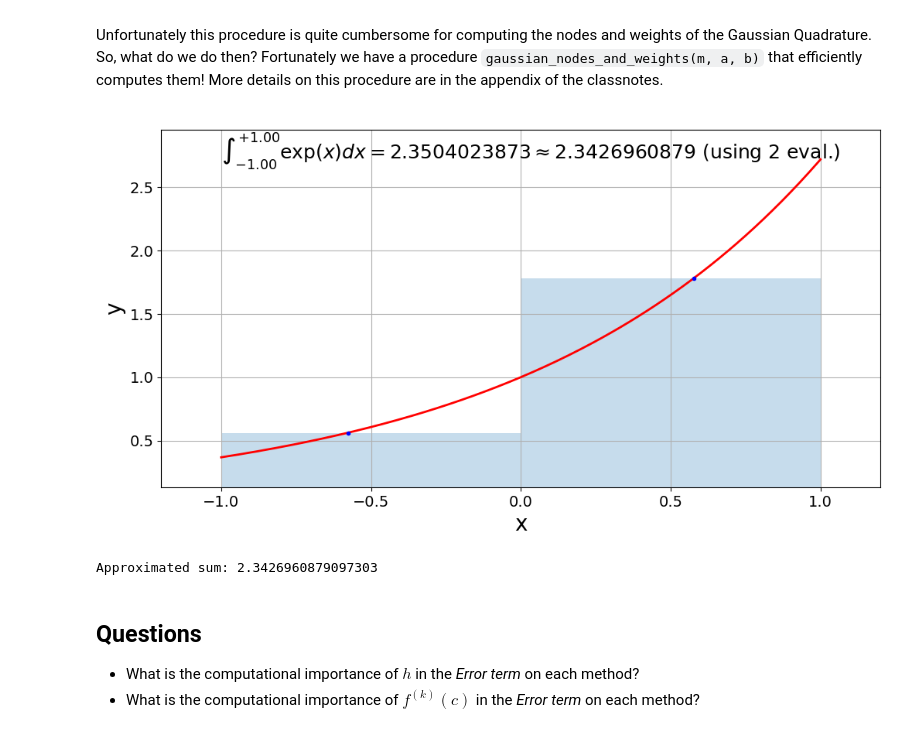
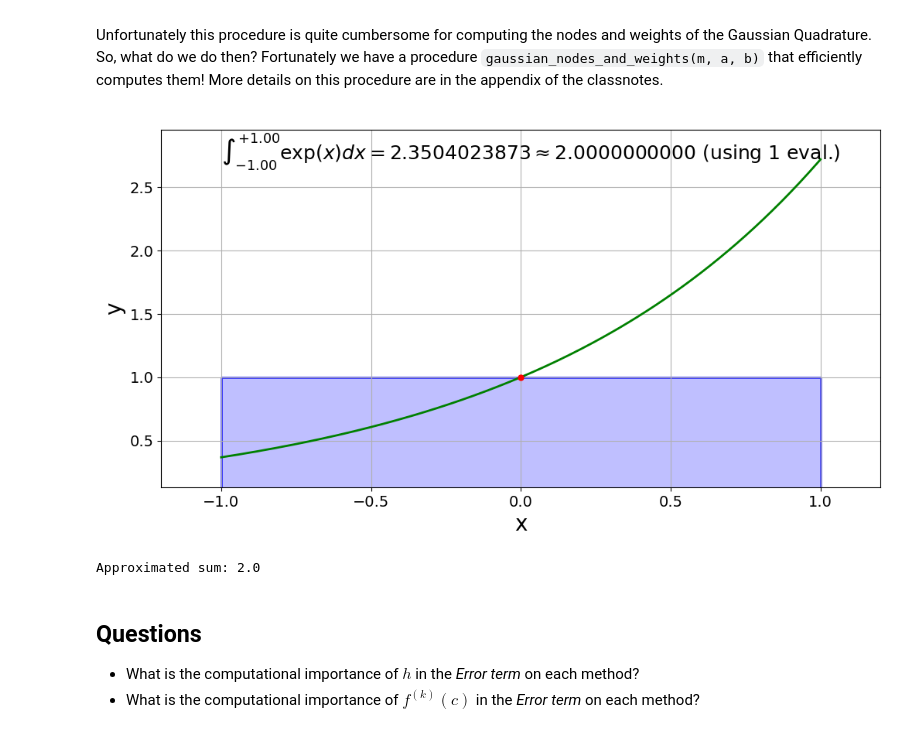
Before and after one commit to tclaudioe/Scientific-Computing-V3, a Jupyter notebook: 08_Numerical_Integration.ipynb, the cells around one changed output. Drawn from its saved outputs; the diff is of its cells as text; code cells hidden in the pictures.

```diff
--- a/08_Numerical_Integration.ipynb
+++ b/08_Numerical_Integration.ipynb
@@ -69,11 +69,19 @@ def plot(f, xbin, ybin, int_val, m, text, a, b, xi, figname='', type_quadrature=
     x = np.linspace(xbin.min(), xbin.max(), n)
     y = f(x)
     # Plot the function
-    plt.plot(x, y, 'r', lw=2.0)
-    plt.plot(xi, f(xi), 'b.', lw=2.0)
+    plt.plot(x, y, 'g', lw=2.0)
+    plt.plot(xi, f(xi), 'r.', lw=2.0,markersize=10) # Plotting the quadrature nodes evaluations
     plt.grid(True)
-    # Plot the interpolation
-    plt.fill_between(xbin, 0, ybin, alpha=0.25, lw=2.0)
+    # Plot the bins
+    if len(xbin)<200:
+        for i in range(int(len(xbin)/2)):
+            k = 2*i
+            plt.fill_between(xbin[k:k+2], 0, ybin[k:k+2], alpha=0.75, lw=2.0, edgecolor='b', facecolor='none')
+            plt.fill_between(xbin[k:k+2], 0, ybin[k:k+2], alpha=0.25, lw=2.0, edgecolor='none', facecolor='b')
+    else:
+        plt.fill_between(xbin, 0, ybin, alpha=0.25, lw=0.0, edgecolor='none', facecolor='b')
+        plt.fill_between(xbin, 0, ybin, alpha=0.75, lw=2.0, edgecolor='b', facecolor='none')
+    # print(xbin, ybin)
     # Setting the lims
     ymin, ymax = y.min(), y.max()
     if abs(ymax-ymin)<1E-6:
@@ -86,7 +94,7 @@ def plot(f, xbin, ybin, int_val, m, text, a, b, xi, figname='', type_quadrature=
     dx = .1*(b-a)
     plt.xlim([xmin-dx,xmax+dx])
     # Do the text
-    if m>1:
+    if m>=1:
         if type_quadrature=='close':
             text_image = r"$%s \approx %.10f$ (using %d eval.)" %(text, int_val, m+1)
         else:
@@ -297,25 +308,15 @@ def simpsons(myfun, m, a, b, verbose=False, text="", figname="", save_file=False
     w[2:-1:2]*=2
     int_val = np.dot(f(xi),w)
     if verbose:
-        xbin, ybin = simpsons_bins(f, xi)
+        cum_sum_h = np.zeros(m+2)
+        cum_sum_h[0] = a
+        cum_sum_h[1:] = np.cumsum(w)+a
+        xbin = np.vstack([cum_sum_h[:-1], cum_sum_h[1:]]).flatten('F')
+        ybin = np.vstack([f(xi), f(xi)]).flatten('F')
         plot(f, xbin, ybin, int_val, m, text, a, b, xi, figname, save_file=save_file)
     return int_val
 
-def simpsons_bins(f, xg):
-    xleft   = xg[:-2:2]
-    xmiddle = xg[1::2]
-    xright  = xg[2::2]
-    xbin, ybin = [], []
-    n = 21
-    for x0, x1, x2 in zip(xleft, xmiddle, xright):
-        xl = np.linspace(x0, x2, n)
-        p = BarycentricInterpolator([x0,x1,x2],f([x0,x1,x2]))
-        y = p(xl)
-        xbin.extend(list(xl))
-        ybin.extend(list(y))
-    return np.array(xbin), np.array(ybin)
-
-m=4
+m=8
 print('Approximated sum: {0}'.format(simpsons(myfun, m, a, b,
     verbose=True, text=text, figname="simpsons_%d.png"%m)))
 # %% [output]
@@ -396,12 +397,12 @@ def gaussian_bins(f, x, w):
     ybin = np.vstack([z[:], z[:]]).flatten('F')
     return np.array(xbin), np.array(ybin)
 # %%
-m = 2
+m = 1
 print('Approximated sum: {0}'.format(gaussianquad(myfun, m, a, b, verbose=True,
                                     text=text, figname="gaussianquad_%d.png"%m)))
 # %% [output]
-[figure, old version]
+[figure, new version]
-Approximated sum: 2.3426960879097303
+Approximated sum: 2.0
 # %% [markdown]
 ## Questions
 - What is the computational importance of $h$ in the _Error term_ on each method?
```
Also changed, not shown: parts of 7 cells of this notebook.
